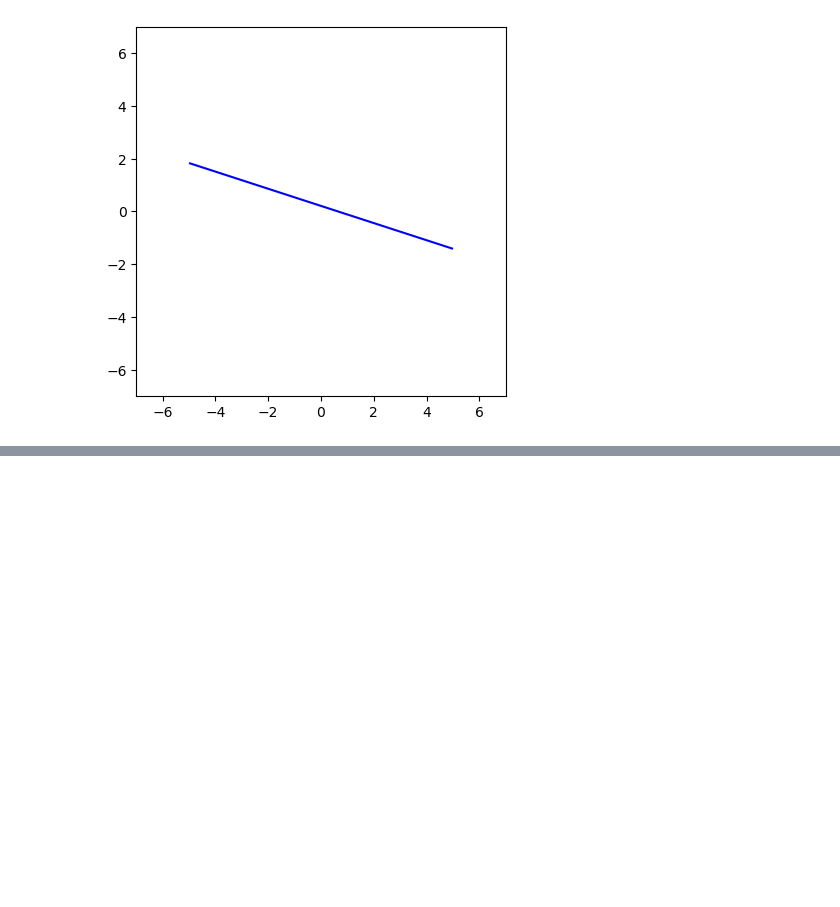
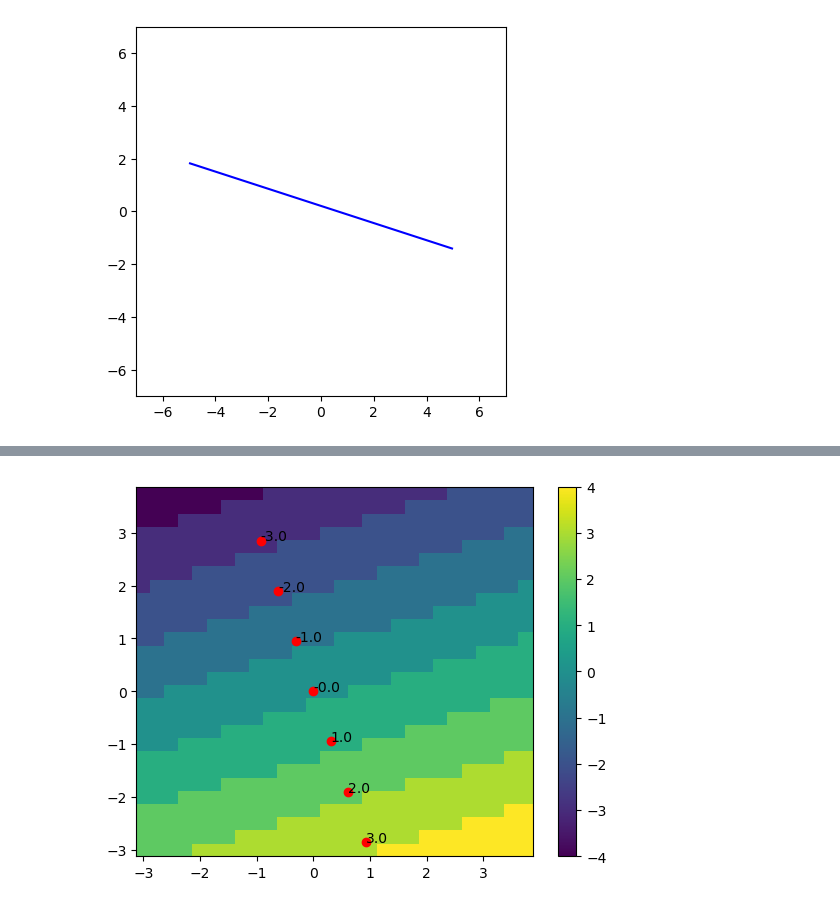
Before and after one commit to WilliamTylerBradley/grid_tilings, a Jupyter notebook: testing_02.ipynb, the cells around one changed output, grey strips where cells are left out. Saved outputs shown, nothing was run; the diff lists cells and outputs as text; code cells hidden in the pictures; blank space fills up the shorter version.

```diff
--- a/testing_02.ipynb
+++ b/testing_02.ipynb
@@ -120,0 +175,28 @@ now go through all the combinations
+# %%
+def determine_K(c, x, s, y, o):
+    return np.ceil(c * x + s * y - o)
+
+grid = 4
+lb = -3
+ub = 4
+
+points_x = [cos_list[grid] * x for x in np.arange(lb, ub)]
+points_y = [sin_list[grid] * y for y in np.arange(lb, ub)]
+points_label = [determine_K(cos_list[grid], x, sin_list[grid], y, offsets[grid]) for x, y in zip(points_x, points_y)]
+
+X, Y = np.meshgrid(np.arange(lb, ub, .25), np.arange(lb, ub, .25))
+Z = np.zeros(X.shape)
+
+for i in range(X.shape[0]):
+   for j in range(X.shape[1]):
+       Z[i,j] = determine_K(cos_list[grid], X[i,j], sin_list[grid], Y[i,j], offsets[grid])
+
+for x, y, l in zip(points_x, points_y, points_label):
+    plt.text(x, y, l)
+
+plt.pcolor(X, Y, Z)
+plt.colorbar()
+plt.scatter(points_x, points_y, color='red')
+plt.show()
+# %% [output]
+[figure, added]
```
Also changed, not shown: parts of 14 cells of this notebook.
